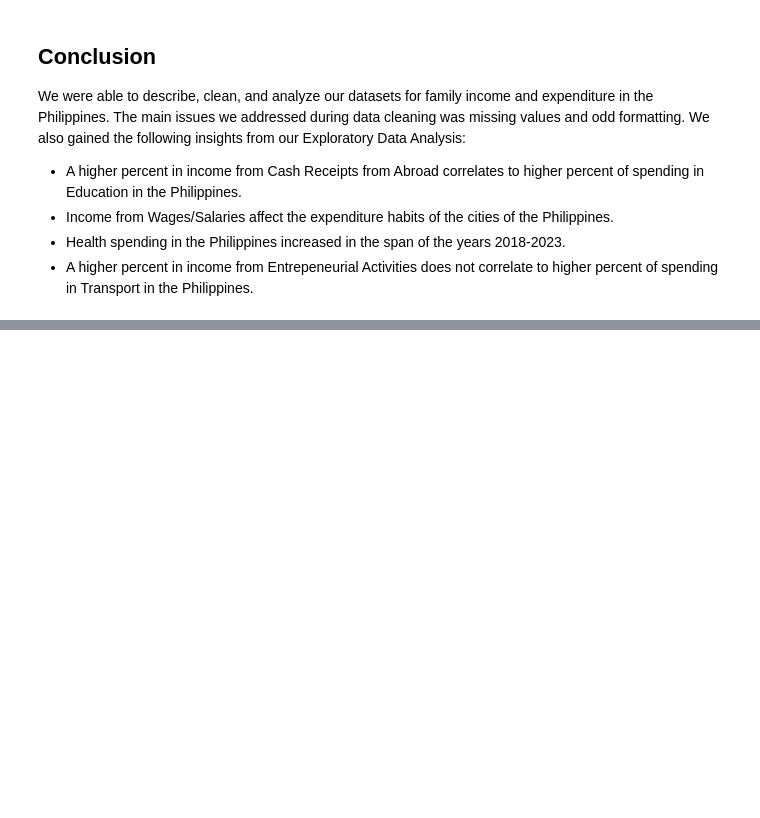
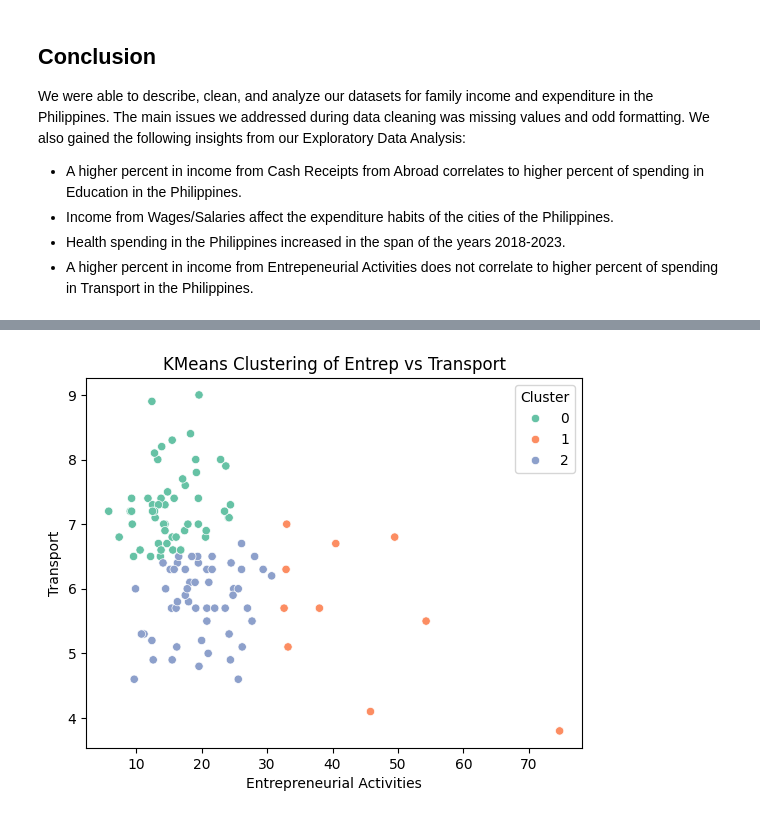
Before and after one commit to Sky282128/RoleModels, a Jupyter notebook: RoleModels.ipynb, the cells around one changed output, grey strips where cells are left out. Cells and saved outputs as stored; diff of their text form; code cells hidden in the pictures; blank space fills up the shorter version.

```diff
--- a/RoleModels.ipynb
+++ b/RoleModels.ipynb
@@ -574,0 +595,32 @@ We were able to describe, clean, and analyze our datasets for family income and
+# %%
+dfCombined['Entrepreneurial Activity Level'] = pd.qcut(
+    dfCombined['Entrepreneurial Activities'],
+    q=3,
+    labels=['Low', 'Medium', 'High']
+)
+# %%
+from sklearn.cluster import KMeans
+from sklearn.preprocessing import StandardScaler
+
+X = dfCombined[['Entrepreneurial Activities', 'Transport']]
+
+scaler = StandardScaler()
+X_scaled = scaler.fit_transform(X)
+
+kmeans = KMeans(n_clusters=3, random_state=0)
+dfCombined['Cluster'] = kmeans.fit_predict(X_scaled)
+# %%
+import seaborn as sns
+import matplotlib.pyplot as plt
+
+sns.scatterplot(
+    data=dfCombined,
+    x='Entrepreneurial Activities',
+    y='Transport',
+    hue='Cluster',
+    palette='Set2'
+)
+plt.title("KMeans Clustering of Entrep vs Transport")
+plt.show()
+# %% [output]
+[figure, added]
```
Also changed, not shown: parts of 11 cells of this notebook.
